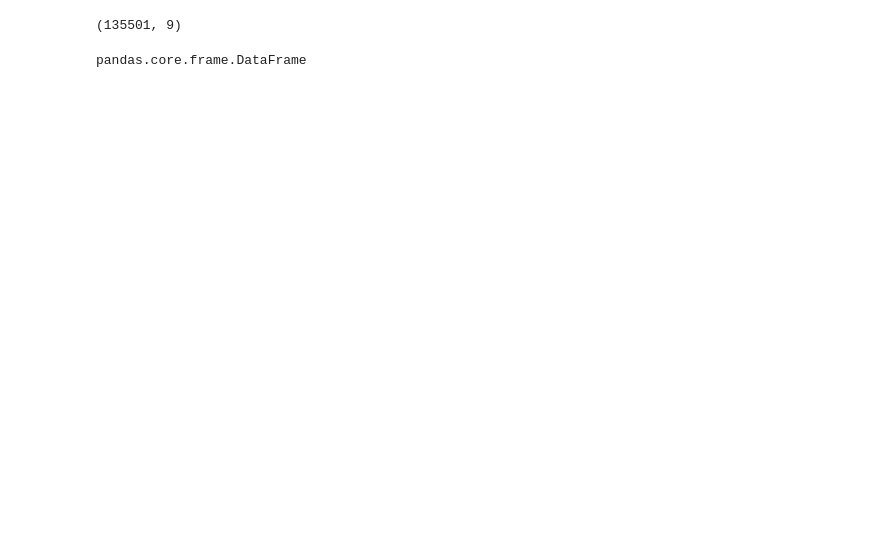
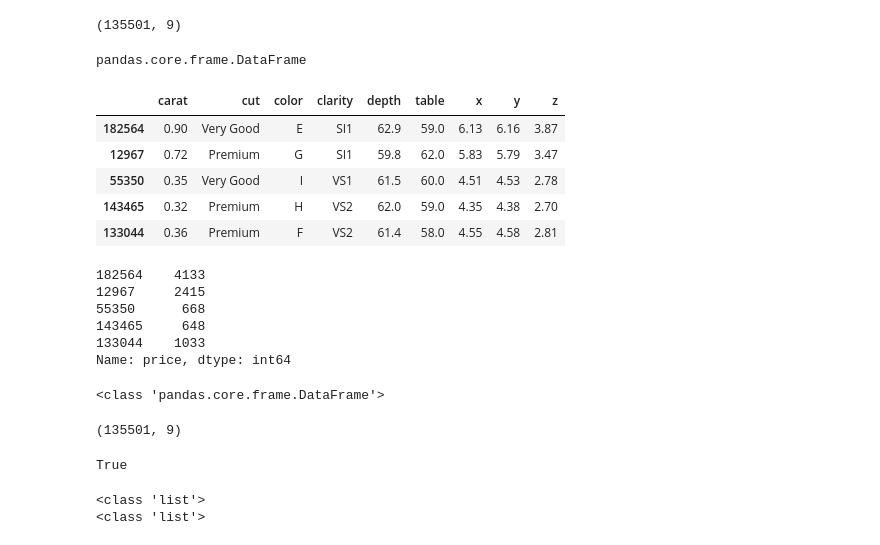
Before and after one commit to Harsh-Arya-exe/MLOPS, a Jupyter notebook: experiment/experiments.ipynb, the cells around one changed output. Saved outputs shown, nothing was run; the diff lists cells and outputs as text; code cells hidden in the pictures; blank space fills up the shorter version.

```diff
--- a/experiment/experiments.ipynb
+++ b/experiment/experiments.ipynb
@@ -257,3 +261,39 @@ X_train.shape
 type(X_train)
 # %% [output]
 pandas.core.frame.DataFrame
+# %%
+X_train.head()
+# %% [output]
+|  | carat | cut | color | clarity | depth | table | x | y | z |
+| 182564 | 0.90 | Very Good | E | SI1 | 62.9 | 59.0 | 6.13 | 6.16 | 3.87 |
+| 12967 | 0.72 | Premium | G | SI1 | 59.8 | 62.0 | 5.83 | 5.79 | 3.47 |
+| 55350 | 0.35 | Very Good | I | VS1 | 61.5 | 60.0 | 4.51 | 4.53 | 2.78 |
+| 143465 | 0.32 | Premium | H | VS2 | 62.0 | 59.0 | 4.35 | 4.38 | 2.70 |
+| 133044 | 0.36 | Premium | F | VS2 | 61.4 | 58.0 | 4.55 | 4.58 | 2.81 |
+# %%
+y_train.head()
+# %% [output]
+182564    4133
+12967     2415
+55350      668
+143465     648
+133044    1033
+Name: price, dtype: int64
+# %%
+print(type(X_train))
+# %% [output]
+<class 'pandas.core.frame.DataFrame'>
+# %%
+print(getattr(X_train, 'shape', 'No shape'))
+# %% [output]
+(135501, 9)
+# %%
+print(set(list(num_cols) + list(cat_cols)).issubset(X_train.columns))
+# %% [output]
+True
+# %%
+print(type(num_cols))
+print(type(cat_cols))
+# %% [output]
+<class 'list'>
+<class 'list'>
```
Also changed, not shown: parts of 16 cells of this notebook.
